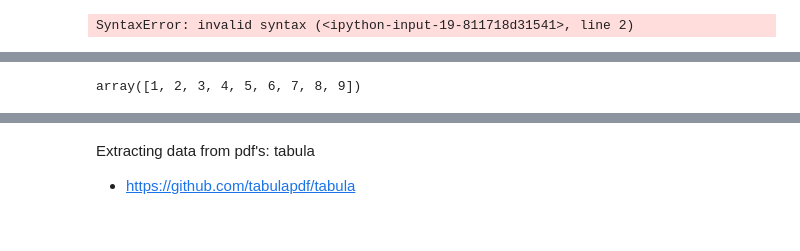
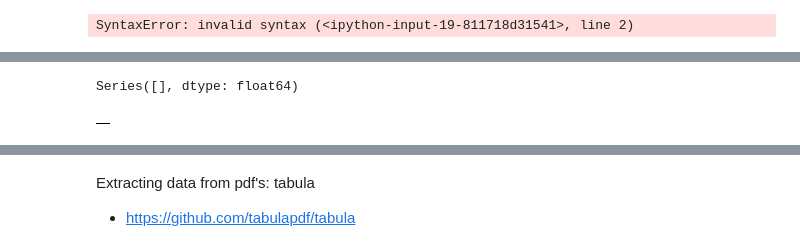
Before and after one commit to Atl043/DataWrangling, a Jupyter notebook: DataWrangling.ipynb, the cells around one changed output, grey strips where cells are left out. Saved outputs shown, nothing was run; the diff lists cells and outputs as text; code cells hidden in the pictures.

```diff
--- a/DataWrangling.ipynb
+++ b/DataWrangling.ipynb
@@ -158,5 +297,0 @@ b'{"login":"TomDonoghue","id":7727566,"avatar_url":"https://avatars3.githubuserc
-# %%
-import numpy as np
-np.arange(1,10)
-# %% [output]
-array([1, 2, 3, 4, 5, 6, 7, 8, 9])
@@ -164,0 +298,12 @@ array([1, 2, 3, 4, 5, 6, 7, 8, 9])
+# %%
+labels = []
+dat = []
+ser = pd.Series()
+ser
+# %% [output]
+Series([], dtype: float64)
+# %%
+df = pd.DataFrame()
+df
+# %% [output]
+|  |
```
Also changed, not shown: parts of 57 cells of this notebook, 6 other files.
